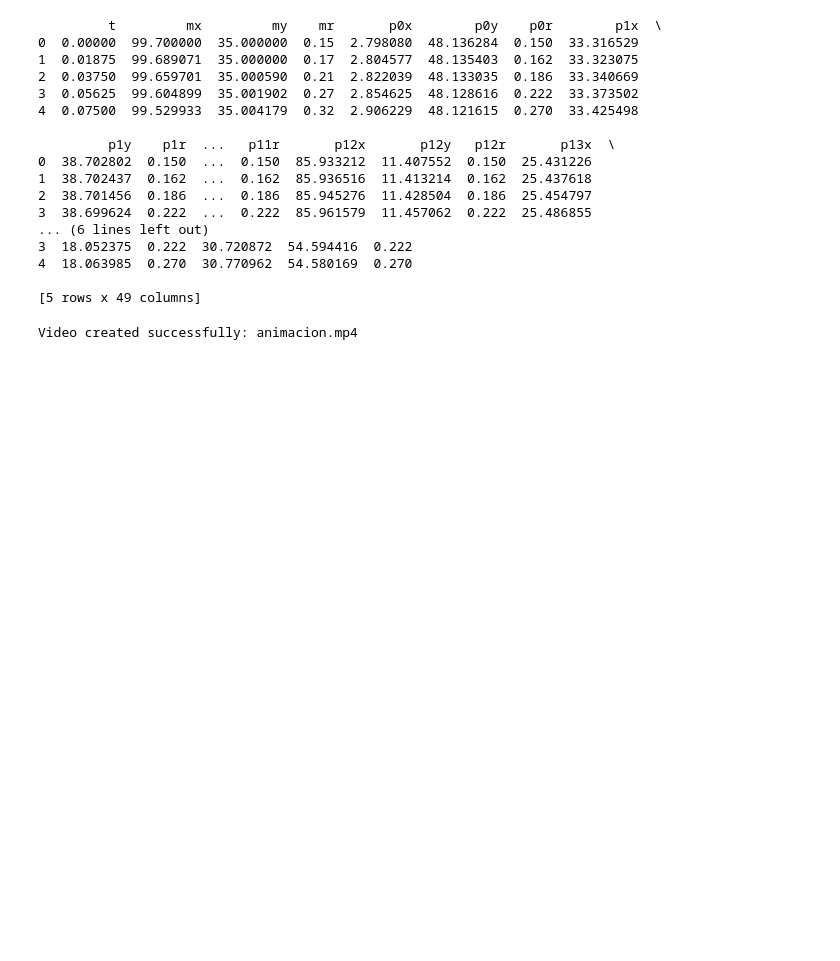
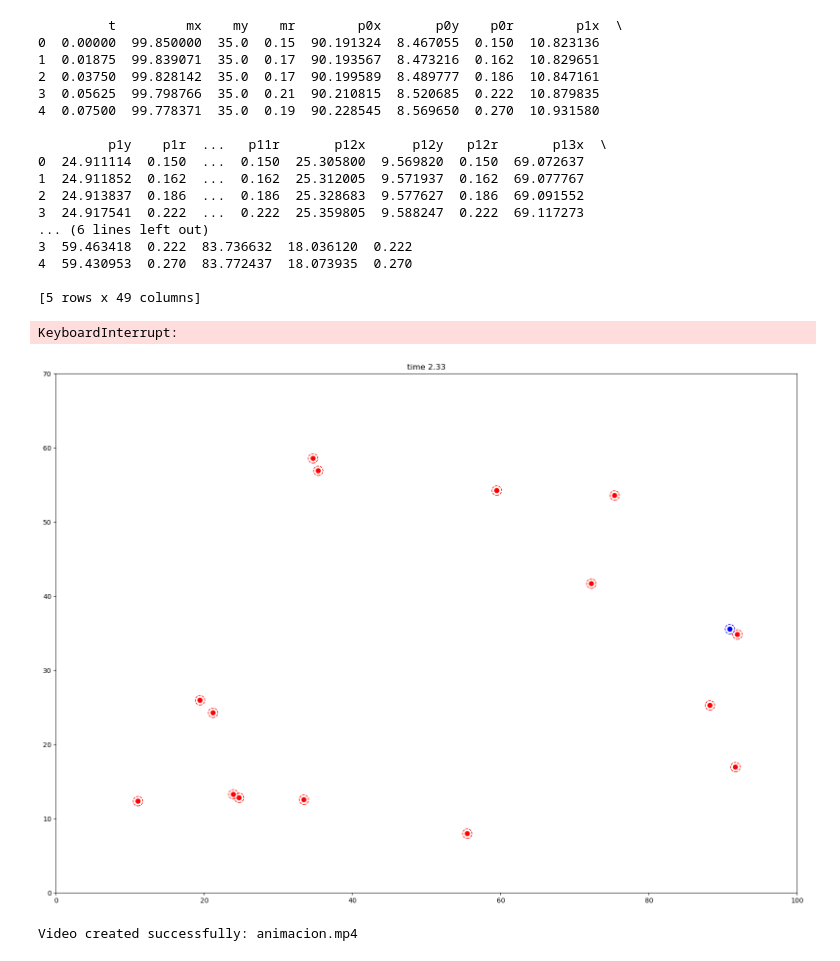
Before and after one commit to 2024Q2SS/TP5, a Jupyter notebook: plotting/animation.ipynb, the cells around one changed output. Cells and saved outputs as stored; diff of their text form; code cells hidden in the pictures; blank space fills up the shorter version.

Commit message:
running and graphs

```diff
--- a/plotting/animation.ipynb
+++ b/plotting/animation.ipynb
@@ -44,54 +44,68 @@ import pandas as pd
 import matplotlib.pyplot as plt
 
 # Cargar datos desde el CSV
-df = pd.read_csv('../CPM/output.csv')
+df = pd.read_csv('../sorted_outputs/a_4_b_1/output_43.csv')
 df.columns = df.columns.str.strip()
 print(df.head())
 # %% [output]
-         t         mx         my    mr       p0x        p0y    p0r        p1x  \
-0  0.00000  99.700000  35.000000  0.15  2.798080  48.136284  0.150  33.316529
-1  0.01875  99.689071  35.000000  0.17  2.804577  48.135403  0.162  33.323075
-2  0.03750  99.659701  35.000590  0.21  2.822039  48.133035  0.186  33.340669
-3  0.05625  99.604899  35.001902  0.27  2.854625  48.128616  0.222  33.373502
-4  0.07500  99.529933  35.004179  0.32  2.906229  48.121615  0.270  33.425498
+         t         mx    my    mr        p0x       p0y    p0r        p1x  \
+0  0.00000  99.850000  35.0  0.15  90.191324  8.467055  0.150  10.823136
+1  0.01875  99.839071  35.0  0.17  90.193567  8.473216  0.162  10.829651
+2  0.03750  99.828142  35.0  0.17  90.199589  8.489777  0.186  10.847161
+3  0.05625  99.798766  35.0  0.21  90.210815  8.520685  0.222  10.879835
+4  0.07500  99.778371  35.0  0.19  90.228545  8.569650  0.270  10.931580
 
-         p1y    p1r  ...   p11r       p12x       p12y   p12r       p13x  \
-0  38.702802  0.150  ...  0.150  85.933212  11.407552  0.150  25.431226
-1  38.702437  0.162  ...  0.162  85.936516  11.413214  0.162  25.437618
-2  38.701456  0.186  ...  0.186  85.945276  11.428504  0.186  25.454797
-3  38.699624  0.222  ...  0.222  85.961579  11.457062  0.222  25.486855
+         p1y    p1r  ...   p11r       p12x      p12y   p12r       p13x  \
+0  24.911114  0.150  ...  0.150  25.305800  9.569820  0.150  69.072637
+1  24.911852  0.162  ...  0.162  25.312005  9.571937  0.162  69.077767
+2  24.913837  0.186  ...  0.186  25.328683  9.577627  0.186  69.091552
+3  24.917541  0.222  ...  0.222  25.359805  9.588247  0.222  69.117273
 ... (6 lines left out)
-3  18.052375  0.222  30.720872  54.594416  0.222
-4  18.063985  0.270  30.770962  54.580169  0.270
+3  59.463418  0.222  83.736632  18.036120  0.222
+4  59.430953  0.270  83.772437  18.073935  0.270
 
 [5 rows x 49 columns]
 # %%
 # Recorrer cada fila del DataFrame
-min_r = 0.15
+import json
+
+# Opening JSON file
+f = open('../config.json',)
+
+# returns JSON object as
+# a dictionary
+data = json.load(f)
+min_r = data["minRadius"]
+N = data["blueN"]
+resize = 2
 for index, row in df.iterrows():
-    fig, ax = plt.subplots()
+    fig, ax = plt.subplots(figsize=(20,14))
     # Dibujar el círculo azul (mx, my, mr)
-    circle = plt.Circle((row['mx'], row['my']), min_r, color='blue')
-    circle_dashed = plt.Circle((row['mx'], row['my']), row['mr'], color='blue', fill=False, linestyle='--')
+    circle = plt.Circle((row['mx'], row['my']), min_r * resize, color='blue')
+    circle_dashed = plt.Circle((row['mx'], row['my']), row['mr']* resize, color='blue', fill=False, linestyle='--')
     ax.add_patch(circle)
+    ax.add_patch(circle_dashed)
 
     # Dibujar los puntos rojos (p0x, p0y, ..., p14x, p14y) con su radio correspondiente (p0r, p1r, ..., p14r)
-    for i in range(15):
-        circle = plt.Circle((row[f'p{i}x'], row[f'p{i}y']), min_r, color='red')
-        circle_dashed = plt.Circle((row[f'p{i}x'], row[f'p{i}y']), row[f'p{i}r'], color='blue', fill=False, linestyle='--')# Radio ajustado con pnr
+    for i in range(N):
+        circle = plt.Circle((row[f'p{i}x'], row[f'p{i}y']), min_r* resize, color='red')
+        circle_dashed = plt.Circle((row[f'p{i}x'], row[f'p{i}y']), row[f'p{i}r']* resize, color='red', fill=False, linestyle='--')# Radio ajustado con pnr
         ax.add_patch(circle)
+        ax.add_patch(circle_dashed)
 
     # Configuración de ejes
     ax.set_aspect('equal')
     ax.set_xlim(0, 100)  # Limite en el eje X de 0 a 100
     ax.set_ylim(0, 70)   # Limite en el eje Y de 0 a 70
     # Guardar la imagen con un nombre único (por ejemplo usando el índice)
-    mx = row['mx']
-    my = row['my']
-    plt.title(f'maradona: ({mx}, {my})')
+    time = row['t']
+    plt.title(f'time {time:.2f}')
     plt.savefig(f'blob/imagen_{index}.png')
 
-    plt.close(fig)
+    plt.close('all')
+# %% [output]
+KeyboardInterrupt:
+[figure, added]
 # %%
 import glob
 import os
```
Also changed, not shown: parts of 1 cell of this notebook, 18 other files.
